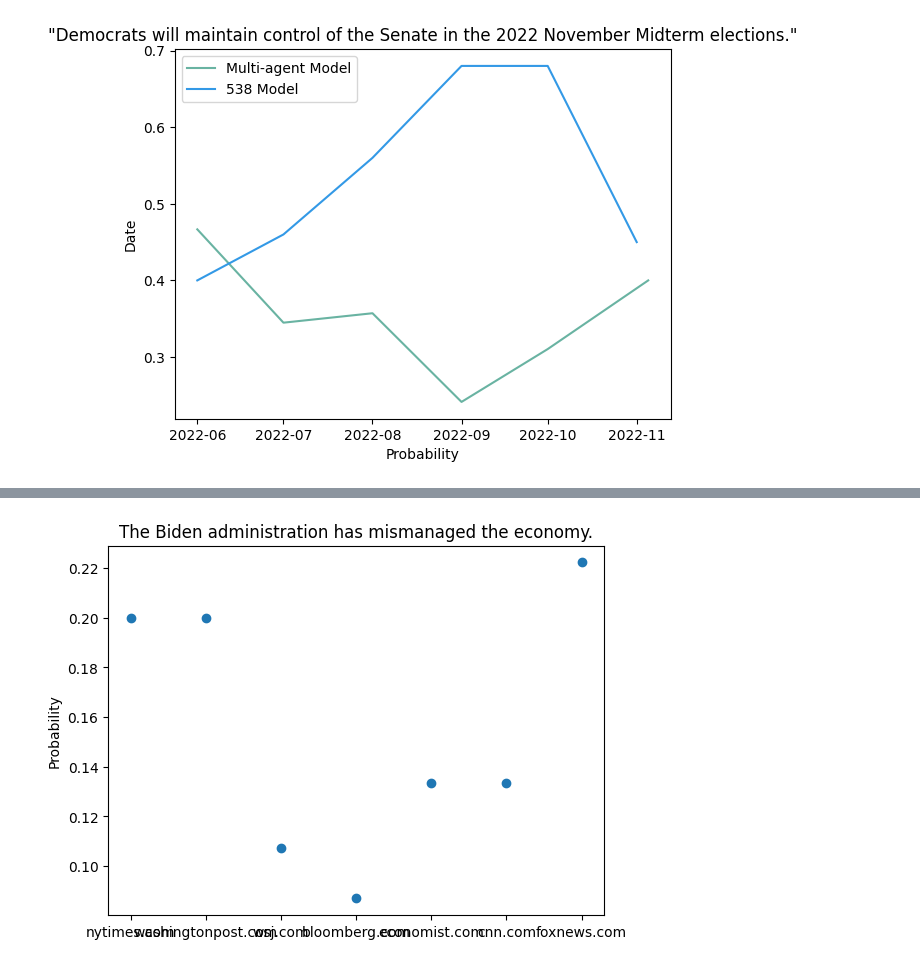
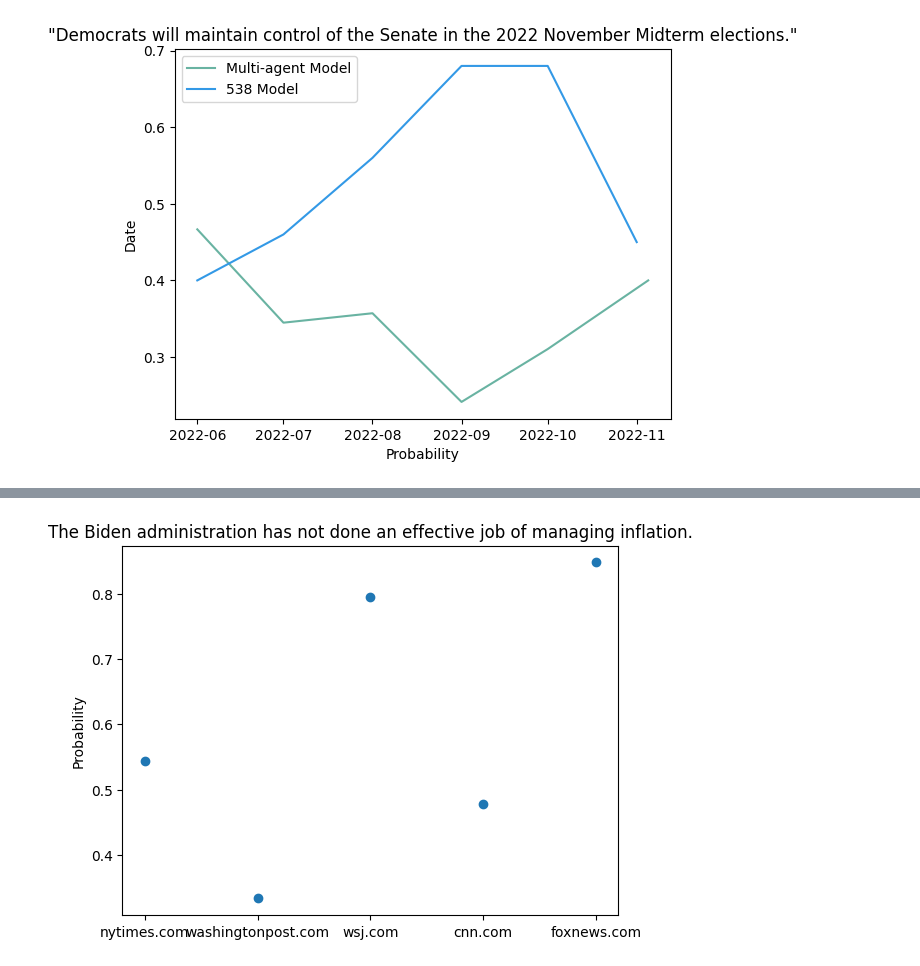
Before and after one commit to DanielBalsam/surv_ai, a Jupyter notebook: notebooks/examples.ipynb, the cells around one changed output, grey strips where cells are left out. Saved outputs shown, nothing was run; the diff lists cells and outputs as text; code cells hidden in the pictures.

```diff
--- a/notebooks/examples.ipynb
+++ b/notebooks/examples.ipynb
@@ -257,8 +250,8 @@ modeler = Modeler(
                     ]
                 ),
                 "n_agents": 50,
-                "max_articles_per_agent": 5,
-                "max_concurrency": 20,
+                "max_articles_per_agent": 3,
+                "max_concurrency": 10,
             }
         )
         for source in sources
@@ -268,5 +261,4 @@ modeler = Modeler(
 results = await modeler.model(
     "The Biden administration has not done an effective job of managing inflation.",
 )
-variables = modeler.get_plot_variables(results)
 # %% [output]
@@ -312,7 +282,8 @@ ClientConnectorError: Cannot connect to host www.bloomberg.com:443 ssl:default [
 # %%
+variables = modeler.get_plot_variables([result for result in results if result.parameter.independent_variable != "economist.com"])
 pyplot.scatter(*variables)
 pyplot.ylabel("Probability")
 pyplot.title("The Biden administration has not done an effective job of managing inflation.")
 pyplot.show()
 # %% [output]
-[figure, old version]
+[figure, new version]
```
Also changed, not shown: parts of 3 cells of this notebook, 2 other files.
